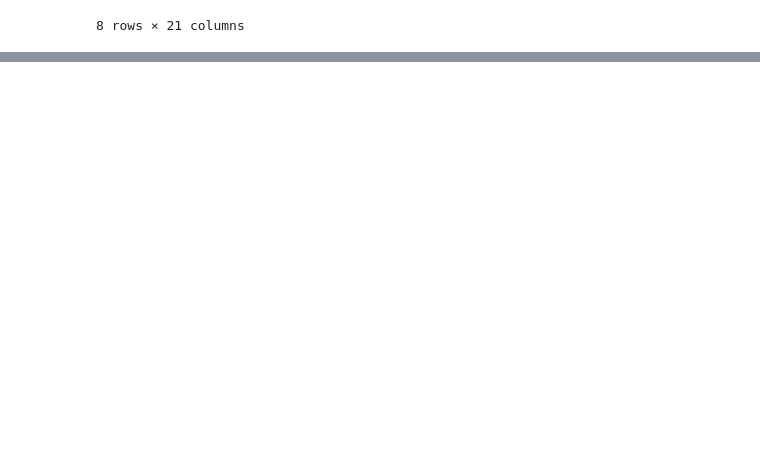
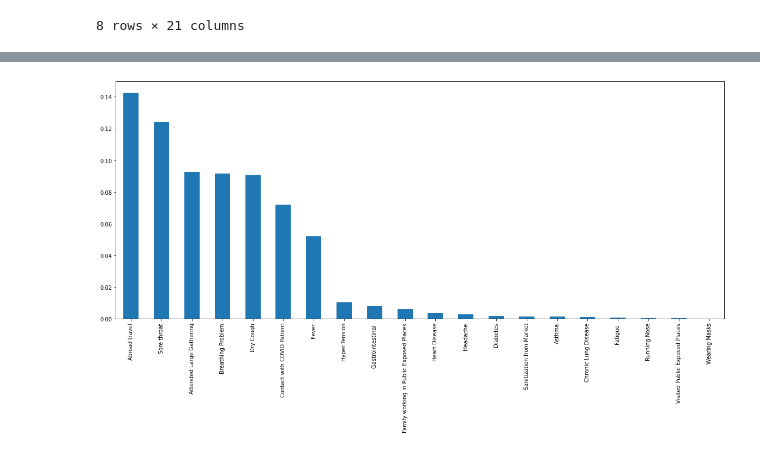
Before and after one commit to Carolinemagdy/Covid-19-prediction_ML, a Jupyter notebook: Covid-19-prediction-ML.ipynb, the cells around one changed output, grey strips where cells are left out. Saved outputs shown, nothing was run; the diff lists cells and outputs as text; code cells hidden in the pictures; blank space fills up the shorter version.

```diff
--- a/Covid-19-prediction-ML.ipynb
+++ b/Covid-19-prediction-ML.ipynb
@@ -136,0 +179,20 @@ df.hist(figsize=(20,15))
+# %%
+# split the label from the features
+x=df.drop('COVID-19',axis=1)
+y=df['COVID-19']
+# %%
+#####################
+# determine the mutual information
+mutual_info = mutual_info_classif(x, y)
+mutual_info = pd.Series(mutual_info)
+mutual_info.index = x.columns
+# sort values descending
+mutual_info=mutual_info.sort_values(ascending=False)
+#let's plot the ordered mutual_info values per feature
+mutual_info.plot.bar(figsize=(20, 8))
+# get features' names of the max 14 ones
+features_selected=(mutual_info[:14]).index
+# drop any other feature from our dataset
+x = x.drop(x.columns.difference(features_selected), axis=1)
+# %% [output]
+[figure, added]
```
Also changed, not shown: parts of 4 cells of this notebook.
